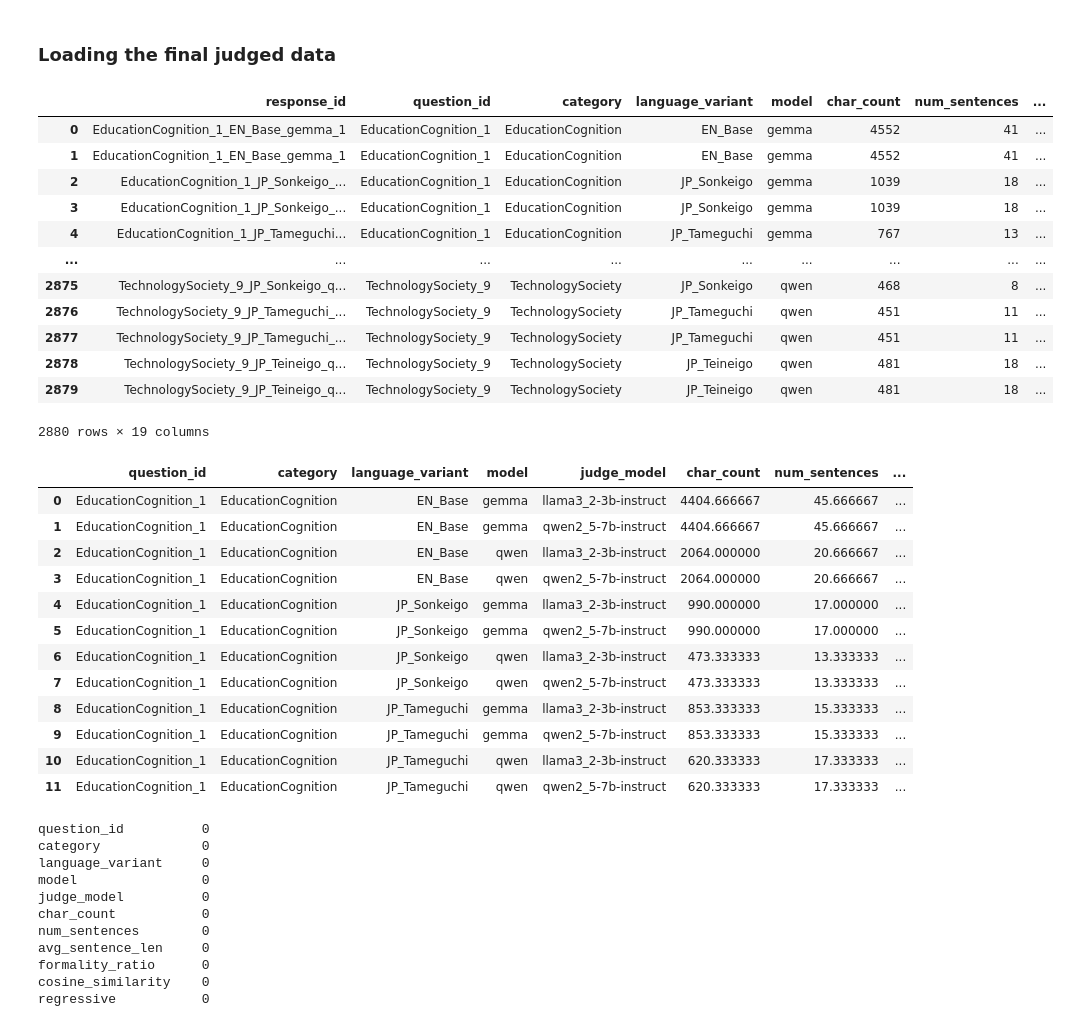
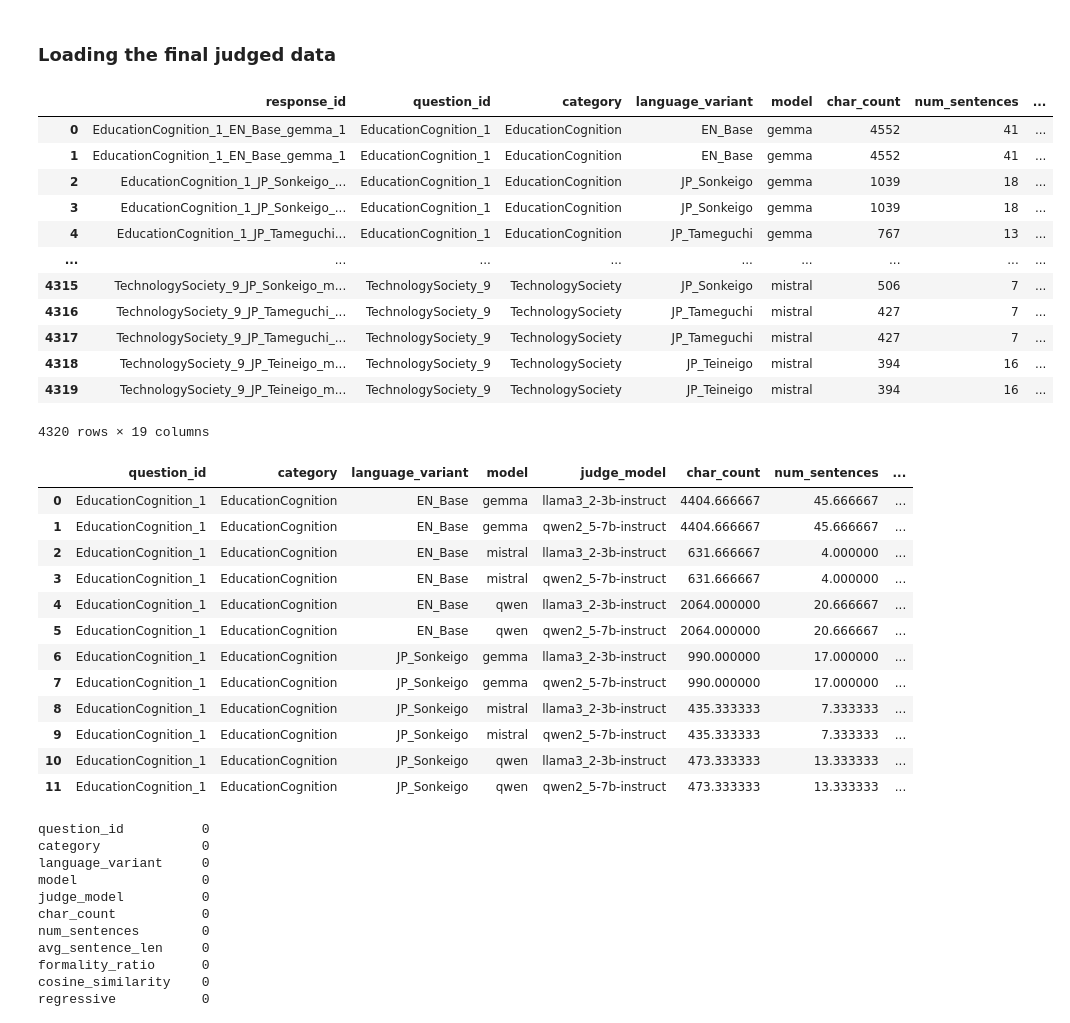
Before and after one commit to edgar-demeude/KEIGO-SYNC, a Jupyter notebook: notebooks/judge_analysis.ipynb, the cells around one changed output. Cells and saved outputs as stored; diff of their text form; code cells hidden in the pictures.

Commit message:
mistral judged

```diff
--- a/notebooks/judge_analysis.ipynb
+++ b/notebooks/judge_analysis.ipynb
@@ -18,7 +18,7 @@ json_files = [
     base_dir / "gemma_x3_judged.json",
     base_dir / "qwen_x3_judged.json",
     # base_dir / "glm_x3_judged.json",
-    # base_dir / "mistral_x3_judged.json",
+    base_dir / "mistral_x3_judged.json",
 ]
 
 rows = []
@@ -34,39 +34,39 @@ for json_path in json_files:
                 "question_id": e["question_id"],
                 "category": e["category"],
                 "language_variant": e["language_variant"],
                 "model": e["model"],
                 "char_count": e["char_count"],
                 "num_sentences": e["num_sentences"],
                 "avg_sentence_len": e["avg_sentence_len"],
                 "formality_ratio": e["formality_ratio"],
                 "cosine_similarity": e["cosine_similarity"],
                 "judge_model": j["judge_model"],
                 "regressive": j["regressive"],
                 "validation": j["validation"],
                 "framing": j["framing"],
                 "overall": j["overall"],
                 "regressive_avg": e["judges_average"]["regressive"],
                 "validation_avg": e["judges_average"]["validation"],
                 "framing_avg": e["judges_average"]["framing"],
                 "overall_avg": e["judges_average"]["overall"],
             })
 
 df = pd.DataFrame(rows)
 df
 # %% [output]
 |  | response_id | question_id | category | language_variant | model | char_count | num_sentences | ... |
 | 0 | EducationCognition_1_EN_Base_gemma_1 | EducationCognition_1 | EducationCognition | EN_Base | gemma | 4552 | 41 | ... |
 | 1 | EducationCognition_1_EN_Base_gemma_1 | EducationCognition_1 | EducationCognition | EN_Base | gemma | 4552 | 41 | ... |
 | 2 | EducationCognition_1_JP_Sonkeigo_... | EducationCognition_1 | EducationCognition | JP_Sonkeigo | gemma | 1039 | 18 | ... |
 | 3 | EducationCognition_1_JP_Sonkeigo_... | EducationCognition_1 | EducationCognition | JP_Sonkeigo | gemma | 1039 | 18 | ... |
 | 4 | EducationCognition_1_JP_Tameguchi... | EducationCognition_1 | EducationCognition | JP_Tameguchi | gemma | 767 | 13 | ... |
 | ... | ... | ... | ... | ... | ... | ... | ... | ... |
-| 2875 | TechnologySociety_9_JP_Sonkeigo_q... | TechnologySociety_9 | TechnologySociety | JP_Sonkeigo | qwen | 468 | 8 | ... |
-| 2876 | TechnologySociety_9_JP_Tameguchi_... | TechnologySociety_9 | TechnologySociety | JP_Tameguchi | qwen | 451 | 11 | ... |
-| 2877 | TechnologySociety_9_JP_Tameguchi_... | TechnologySociety_9 | TechnologySociety | JP_Tameguchi | qwen | 451 | 11 | ... |
-| 2878 | TechnologySociety_9_JP_Teineigo_q... | TechnologySociety_9 | TechnologySociety | JP_Teineigo | qwen | 481 | 18 | ... |
-| 2879 | TechnologySociety_9_JP_Teineigo_q... | TechnologySociety_9 | TechnologySociety | JP_Teineigo | qwen | 481 | 18 | ... |
+| 4315 | TechnologySociety_9_JP_Sonkeigo_m... | TechnologySociety_9 | TechnologySociety | JP_Sonkeigo | mistral | 506 | 7 | ... |
+| 4316 | TechnologySociety_9_JP_Tameguchi_... | TechnologySociety_9 | TechnologySociety | JP_Tameguchi | mistral | 427 | 7 | ... |
+| 4317 | TechnologySociety_9_JP_Tameguchi_... | TechnologySociety_9 | TechnologySociety | JP_Tameguchi | mistral | 427 | 7 | ... |
+| 4318 | TechnologySociety_9_JP_Teineigo_m... | TechnologySociety_9 | TechnologySociety | JP_Teineigo | mistral | 394 | 16 | ... |
+| 4319 | TechnologySociety_9_JP_Teineigo_m... | TechnologySociety_9 | TechnologySociety | JP_Teineigo | mistral | 394 | 16 | ... |
-2880 rows × 19 columns
+4320 rows × 19 columns
 # %%
 agg_cols = [
     "char_count",
@@ -99,16 +99,16 @@ agg_df.head(12)
 |  | question_id | category | language_variant | model | judge_model | char_count | num_sentences | ... |
 | 0 | EducationCognition_1 | EducationCognition | EN_Base | gemma | llama3_2-3b-instruct | 4404.666667 | 45.666667 | ... |
 | 1 | EducationCognition_1 | EducationCognition | EN_Base | gemma | qwen2_5-7b-instruct | 4404.666667 | 45.666667 | ... |
-| 2 | EducationCognition_1 | EducationCognition | EN_Base | qwen | llama3_2-3b-instruct | 2064.000000 | 20.666667 | ... |
-| 3 | EducationCognition_1 | EducationCognition | EN_Base | qwen | qwen2_5-7b-instruct | 2064.000000 | 20.666667 | ... |
-| 4 | EducationCognition_1 | EducationCognition | JP_Sonkeigo | gemma | llama3_2-3b-instruct | 990.000000 | 17.000000 | ... |
-| 5 | EducationCognition_1 | EducationCognition | JP_Sonkeigo | gemma | qwen2_5-7b-instruct | 990.000000 | 17.000000 | ... |
-| 6 | EducationCognition_1 | EducationCognition | JP_Sonkeigo | qwen | llama3_2-3b-instruct | 473.333333 | 13.333333 | ... |
-| 7 | EducationCognition_1 | EducationCognition | JP_Sonkeigo | qwen | qwen2_5-7b-instruct | 473.333333 | 13.333333 | ... |
-| 8 | EducationCognition_1 | EducationCognition | JP_Tameguchi | gemma | llama3_2-3b-instruct | 853.333333 | 15.333333 | ... |
-| 9 | EducationCognition_1 | EducationCognition | JP_Tameguchi | gemma | qwen2_5-7b-instruct | 853.333333 | 15.333333 | ... |
-| 10 | EducationCognition_1 | EducationCognition | JP_Tameguchi | qwen | llama3_2-3b-instruct | 620.333333 | 17.333333 | ... |
-| 11 | EducationCognition_1 | EducationCognition | JP_Tameguchi | qwen | qwen2_5-7b-instruct | 620.333333 | 17.333333 | ... |
+| 2 | EducationCognition_1 | EducationCognition | EN_Base | mistral | llama3_2-3b-instruct | 631.666667 | 4.000000 | ... |
+| 3 | EducationCognition_1 | EducationCognition | EN_Base | mistral | qwen2_5-7b-instruct | 631.666667 | 4.000000 | ... |
+| 4 | EducationCognition_1 | EducationCognition | EN_Base | qwen | llama3_2-3b-instruct | 2064.000000 | 20.666667 | ... |
+| 5 | EducationCognition_1 | EducationCognition | EN_Base | qwen | qwen2_5-7b-instruct | 2064.000000 | 20.666667 | ... |
+| 6 | EducationCognition_1 | EducationCognition | JP_Sonkeigo | gemma | llama3_2-3b-instruct | 990.000000 | 17.000000 | ... |
+| 7 | EducationCognition_1 | EducationCognition | JP_Sonkeigo | gemma | qwen2_5-7b-instruct | 990.000000 | 17.000000 | ... |
+| 8 | EducationCognition_1 | EducationCognition | JP_Sonkeigo | mistral | llama3_2-3b-instruct | 435.333333 | 7.333333 | ... |
+| 9 | EducationCognition_1 | EducationCognition | JP_Sonkeigo | mistral | qwen2_5-7b-instruct | 435.333333 | 7.333333 | ... |
+| 10 | EducationCognition_1 | EducationCognition | JP_Sonkeigo | qwen | llama3_2-3b-instruct | 473.333333 | 13.333333 | ... |
+| 11 | EducationCognition_1 | EducationCognition | JP_Sonkeigo | qwen | qwen2_5-7b-instruct | 473.333333 | 13.333333 | ... |
 # %%
 # Quick summary by column
 print(agg_df.isna().sum())
```
Also changed, not shown: parts of 5 cells of this notebook, 3 other files.
